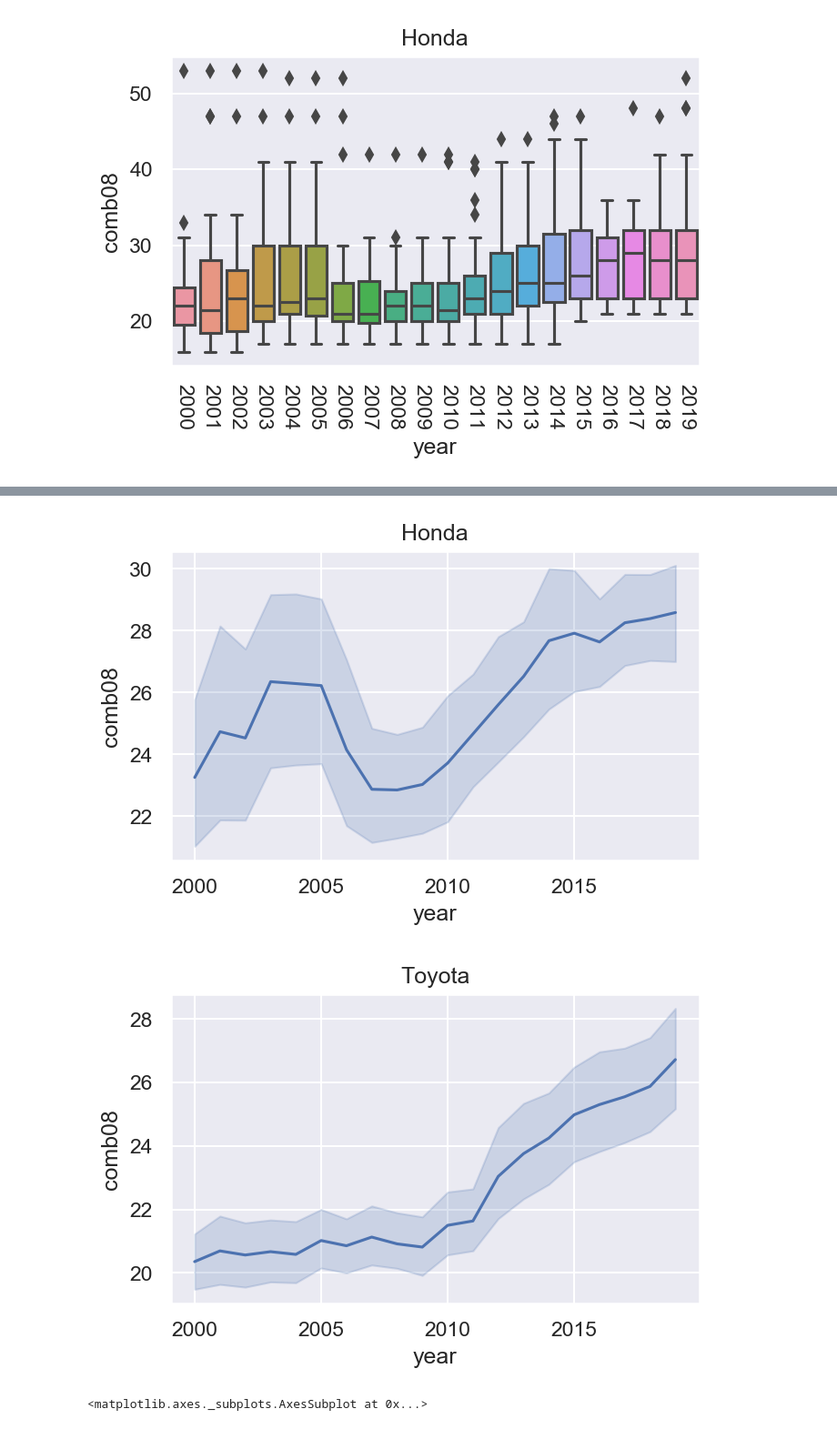
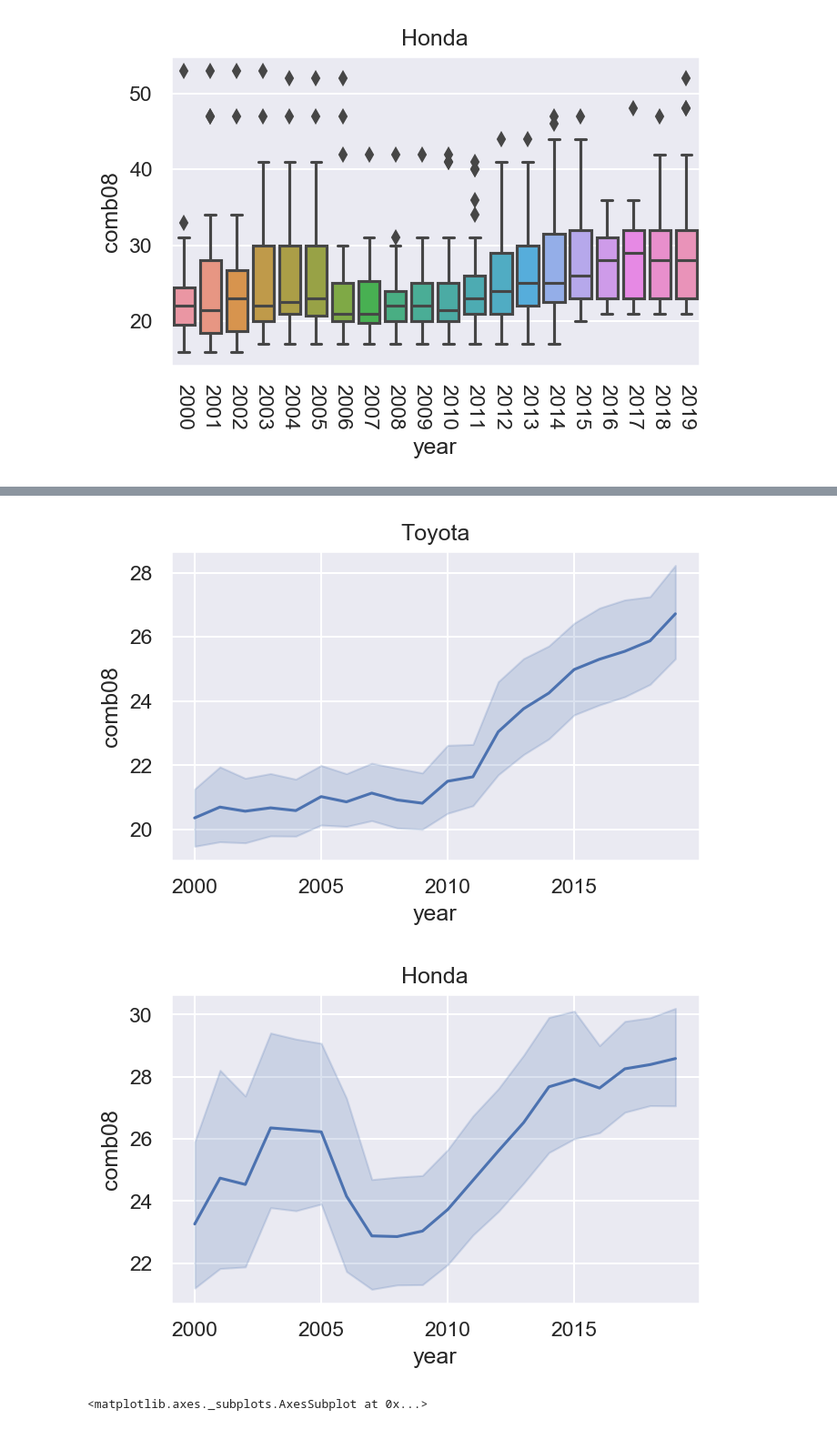
Before and after one commit to mnvsngv/cs696-bigdata, a Jupyter notebook: Assignment 2/Assignment 2.ipynb, the cells around one changed output, grey strips where cells are left out. Shown at 91% size. Saved outputs shown, nothing was run; the diff lists cells and outputs as text; code cells hidden in the pictures.

Commit message:
Added plot shortcuts & formatted prob. 3

```diff
--- a/Assignment 2/Assignment 2.ipynb
+++ b/Assignment 2/Assignment 2.ipynb
@@ -10,6 +10,12 @@ import numpy as np
 from scipy.stats import sem, t
 from scipy import mean
 sns.set()
+# %%
+def plot_small():
+    plt.figure(figsize=(5,3), dpi=150)
+
+def plot_large():
+    plt.figure(figsize=(8,5), dpi=150)
 # %%
 auto_df = pd.read_csv(VEHICLES_CSV_PATH)
 brands = {
@@ -19,11 +25,12 @@ brands = {
     'Toyota': ['Toyota', 'Daihatsu', 'Lexus', 'Subaru'],
     'Honda': ['Honda', 'Acura'],
 }
+brand_makes = list(brands.keys())
 fuel_types = ['Midgrade Gasoline', 'Regular Gasoline', 'Premium Gasoline']
 auto_df = auto_df.loc[auto_df['year'].isin(range(2000,2020)) & auto_df['fuelType1'].isin(fuel_types)]
 # %%
-for make in list(brands.keys()):
-    plt.figure(figsize=(5,3), dpi=150)
+for make in brand_makes:
+    plot_small()
     sns.boxplot(x='year', y='comb08', data=auto_df[auto_df['make'].isin(brands[make])])
     plt.xticks(rotation=-90)
     plt.title(make)
@@ -34,13 +41,13 @@ for make in list(brands.keys()):
 [figure]
 [figure]
 # %%
-for make in makes:
-    plt.figure(figsize=(5,3), dpi=150)
+for make in brand_makes:
+    plot_small()
     sns.lineplot(x='year', y='comb08', data=auto_df[auto_df['make'].isin(brands[make])])
     plt.title(make)
 # %% [output]
 [figure]
 [figure]
 [figure]
-[figure, old version]
+[figure, new version]
-[figure, old version]
+[figure, new version]
```
Also changed, not shown: parts of 6 cells of this notebook.
